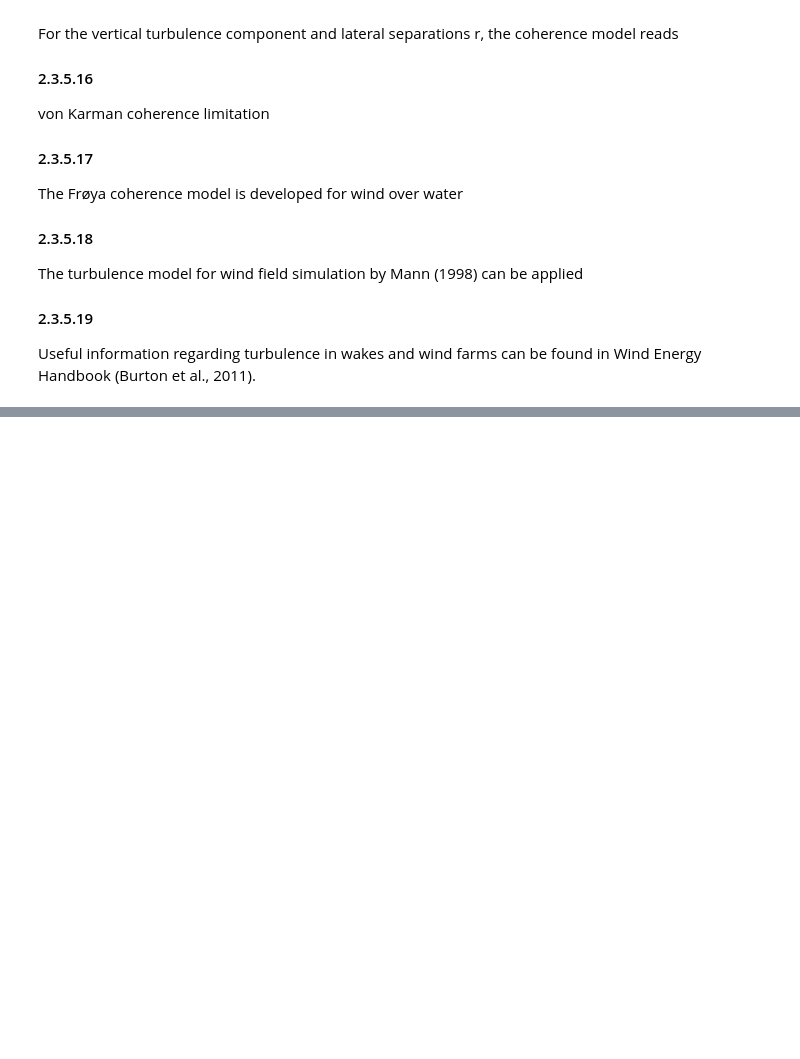
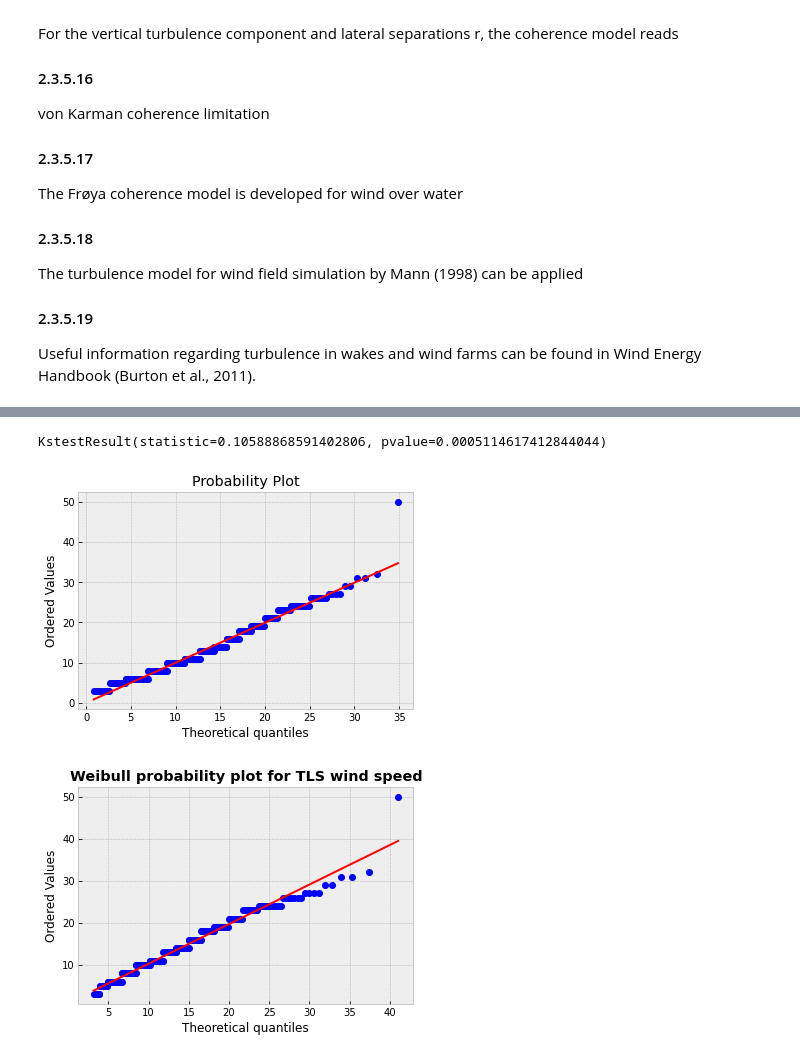
Before and after one commit to famiuer/EnvironmentalStudy, a Jupyter notebook: Section 2 Wind Conditions.ipynb, the cells around one changed output, grey strips where cells are left out. Drawn from its saved outputs; the diff is of its cells as text; code cells hidden in the pictures; blank space fills up the shorter version.

```diff
--- a/Section 2 Wind Conditions.ipynb
+++ b/Section 2 Wind Conditions.ipynb
@@ -509,0 +695,12 @@ Useful information regarding turbulence in wakes and wind farms can be found in
+# %%
+scipy.stats.probplot(wind, dist=scipy.stats.weibull_min(p0, p1, p2),
+                     plot=plt.figure().add_subplot(111))
+scipy.stats.probplot(wind, dist=scipy.stats.weibull_min(sp0, sp1, sp2),
+                     plot=plt.figure().add_subplot(111))
+plt.title("Weibull probability plot for TLS wind speed", weight="bold")
+scipy.stats.kstest(wind, "weibull_min", args=(p0, p1, p2))
+scipy.stats.kstest(wind, "weibull_min", args=(sp0, sp1, sp2))
+# %% [output]
+KstestResult(statistic=0.10588868591402806, pvalue=0.0005114617412844044)
+[figure, added]
+[figure, added]
```
Also changed, not shown: parts of 25 cells of this notebook, 1 other file.
